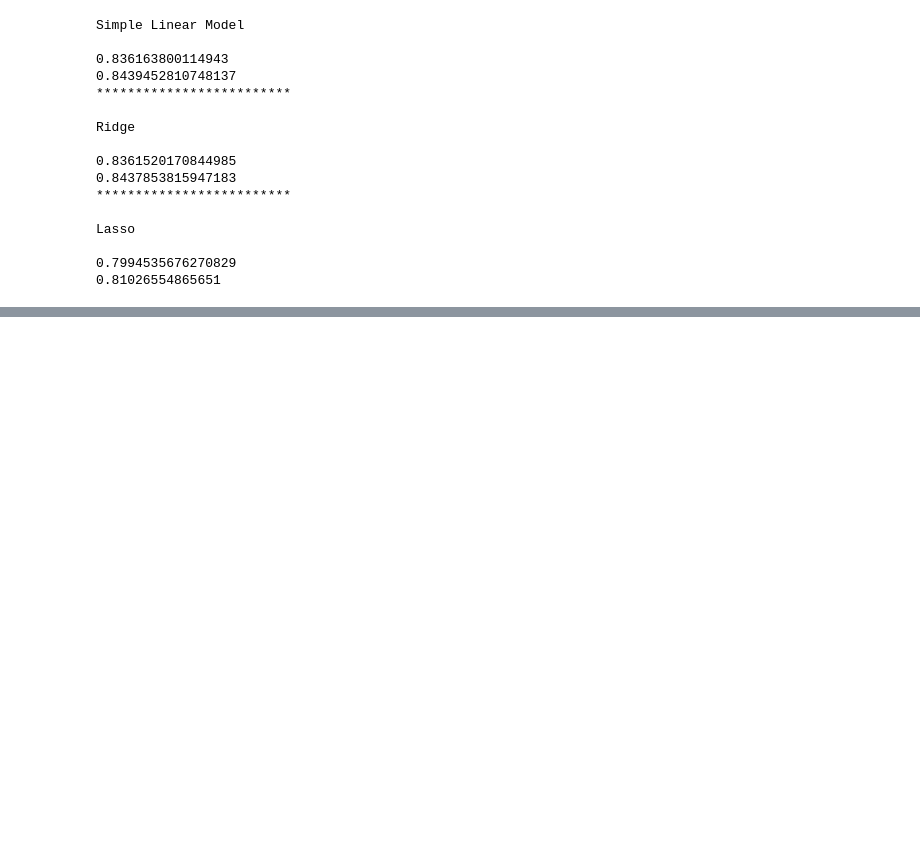
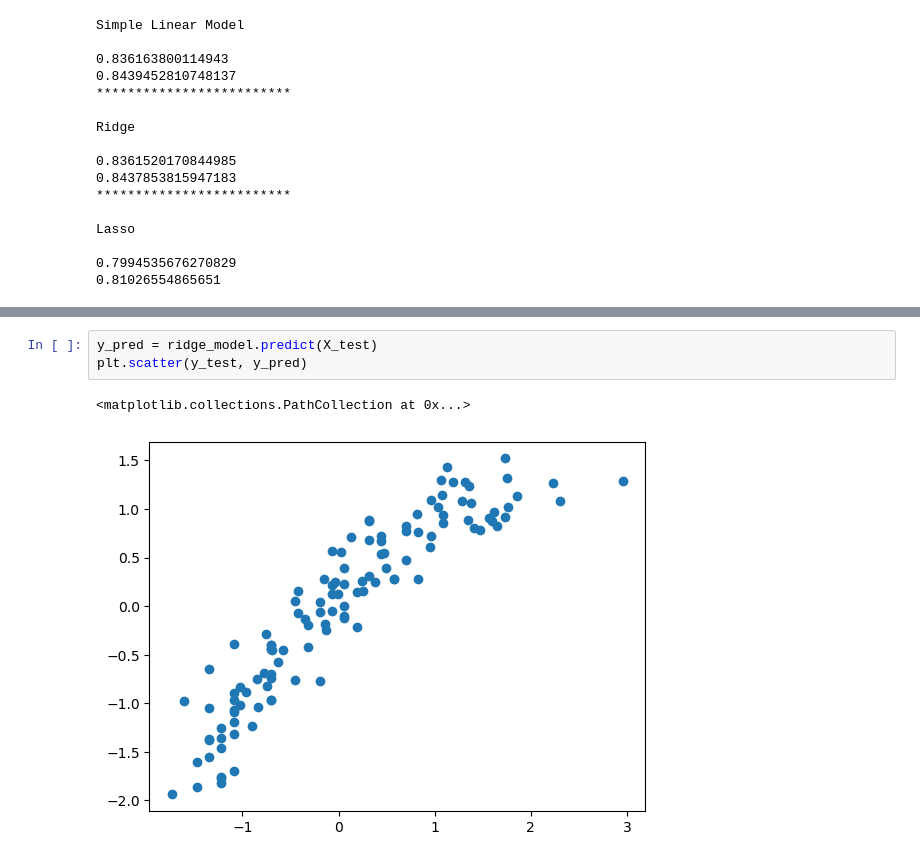
Before and after one commit to jayacpc9/FSDS_Classes, a Jupyter notebook: Python_Workspace/ML/RegularizationTechniques/Car_mpg_Regularization_Lasso_Ridge.ipynb, the cells around one changed output, grey strips where cells are left out. Cells and saved outputs as stored; diff of their text form; blank space fills up the shorter version.

Commit message:
Regularization Ridge lasso methods

```diff
--- a/Python_Workspace/ML/RegularizationTechniques/Car_mpg_Regularization_Lasso_Ridge.ipynb
+++ b/Python_Workspace/ML/RegularizationTechniques/Car_mpg_Regularization_Lasso_Ridge.ipynb
@@ -268,0 +293,6 @@ Lasso
+# %%
+y_pred = ridge_model.predict(X_test)
+plt.scatter(y_test, y_pred)
+# %% [output]
+<matplotlib.collections.PathCollection at 0x...>
+[figure, added]
```
Also changed, not shown: parts of 4 cells of this notebook.
